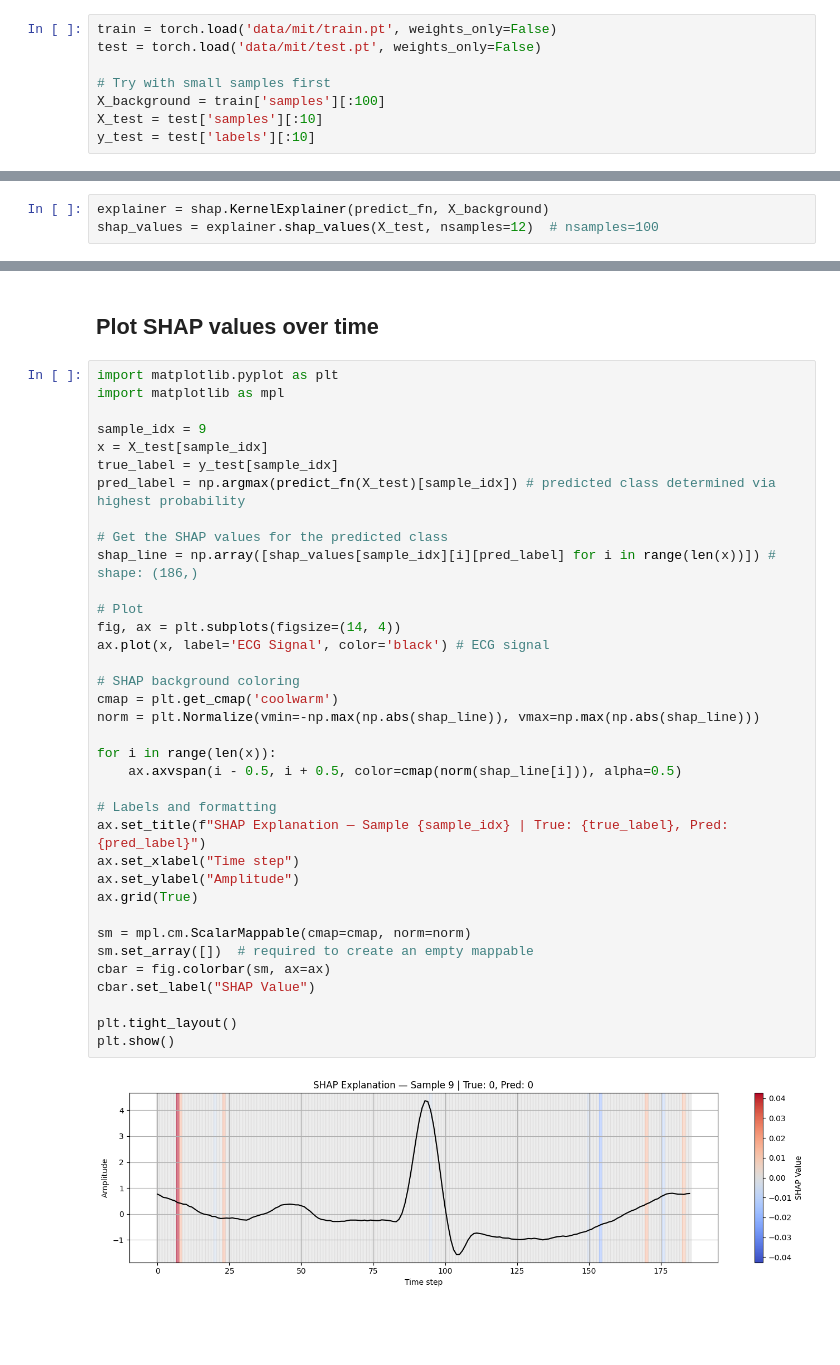
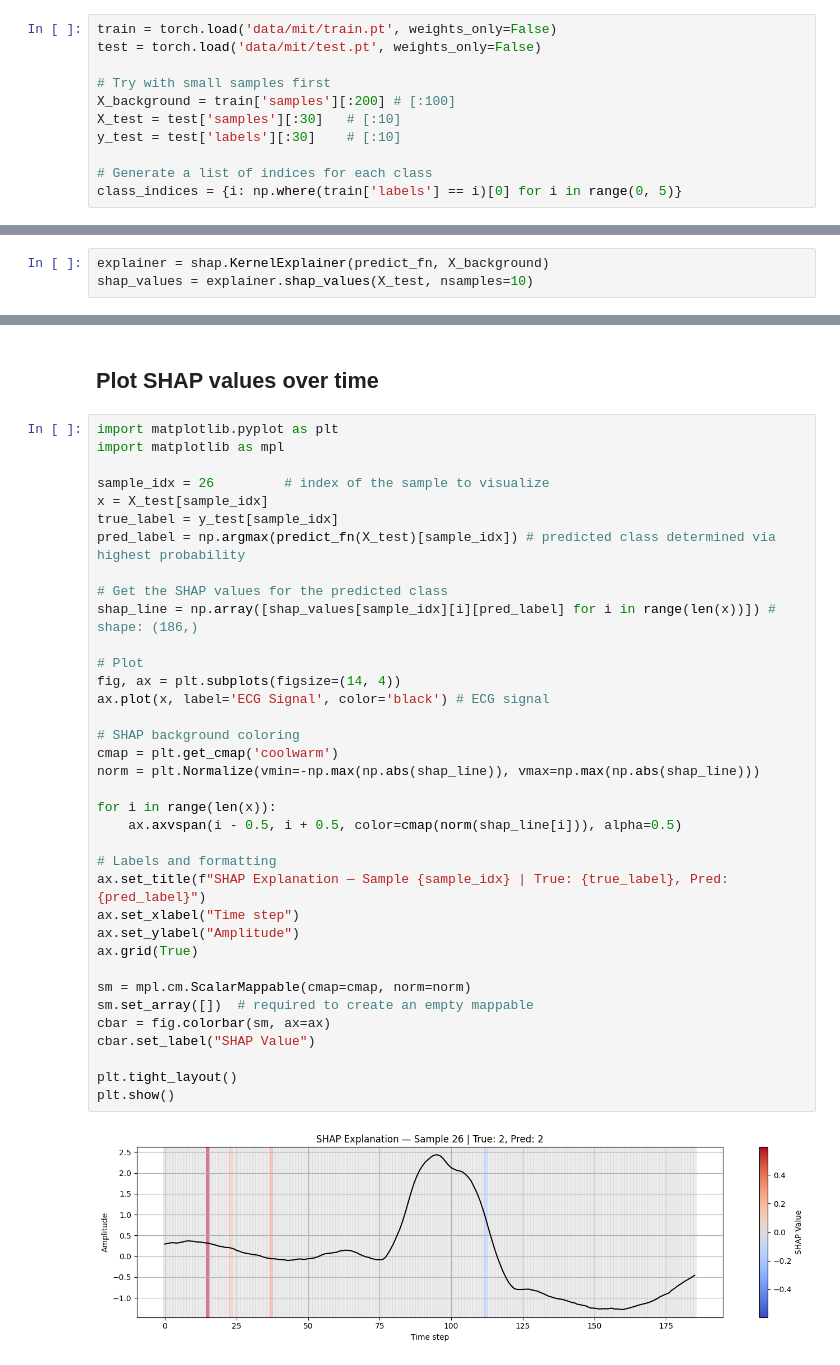
Before and after one commit to hucann/ECGTransForm, a Jupyter notebook: SHAP.ipynb, the cells around one changed output, grey strips where cells are left out. Drawn from its saved outputs; the diff is of its cells as text; blank space fills up the shorter version.

Commit message:
edit shap

```diff
--- a/SHAP.ipynb
+++ b/SHAP.ipynb
@@ -30,6 +30,9 @@ train = torch.load('data/mit/train.pt', weights_only=False)
 test = torch.load('data/mit/test.pt', weights_only=False)
 
 # Try with small samples first
-X_background = train['samples'][:100]
-X_test = test['samples'][:10]
-y_test = test['labels'][:10]
+X_background = train['samples'][:200] # [:100]
+X_test = test['samples'][:30]   # [:10]
+y_test = test['labels'][:30]    # [:10]
+
+# Generate a list of indices for each class
+class_indices = {i: np.where(train['labels'] == i)[0] for i in range(0, 5)}
@@ -47,3 +66,3 @@ def predict_fn(x_numpy):
 # %%
 explainer = shap.KernelExplainer(predict_fn, X_background)
-shap_values = explainer.shap_values(X_test, nsamples=12)  # nsamples=100
+shap_values = explainer.shap_values(X_test, nsamples=10)
@@ -66,37 +87,37 @@ print(shap_values[9][185][4])
 import matplotlib.pyplot as plt
 import matplotlib as mpl
 
-sample_idx = 9
+sample_idx = 26         # index of the sample to visualize
 x = X_test[sample_idx]
 true_label = y_test[sample_idx]
 pred_label = np.argmax(predict_fn(X_test)[sample_idx]) # predicted class determined via highest probability
 
 # Get the SHAP values for the predicted class
 shap_line = np.array([shap_values[sample_idx][i][pred_label] for i in range(len(x))]) # shape: (186,)
 
 # Plot
 fig, ax = plt.subplots(figsize=(14, 4))
 ax.plot(x, label='ECG Signal', color='black') # ECG signal
 
 # SHAP background coloring
 cmap = plt.get_cmap('coolwarm')
 norm = plt.Normalize(vmin=-np.max(np.abs(shap_line)), vmax=np.max(np.abs(shap_line)))
 
 for i in range(len(x)):
     ax.axvspan(i - 0.5, i + 0.5, color=cmap(norm(shap_line[i])), alpha=0.5)
 
 # Labels and formatting
 ax.set_title(f"SHAP Explanation — Sample {sample_idx} | True: {true_label}, Pred: {pred_label}")
 ax.set_xlabel("Time step")
 ax.set_ylabel("Amplitude")
 ax.grid(True)
 
 sm = mpl.cm.ScalarMappable(cmap=cmap, norm=norm)
 sm.set_array([])  # required to create an empty mappable
 cbar = fig.colorbar(sm, ax=ax)
 cbar.set_label("SHAP Value")
 
 plt.tight_layout()
 plt.show()
 # %% [output]
-[figure, old version]
+[figure, new version]
```
Also changed, not shown: parts of 3 cells of this notebook.
